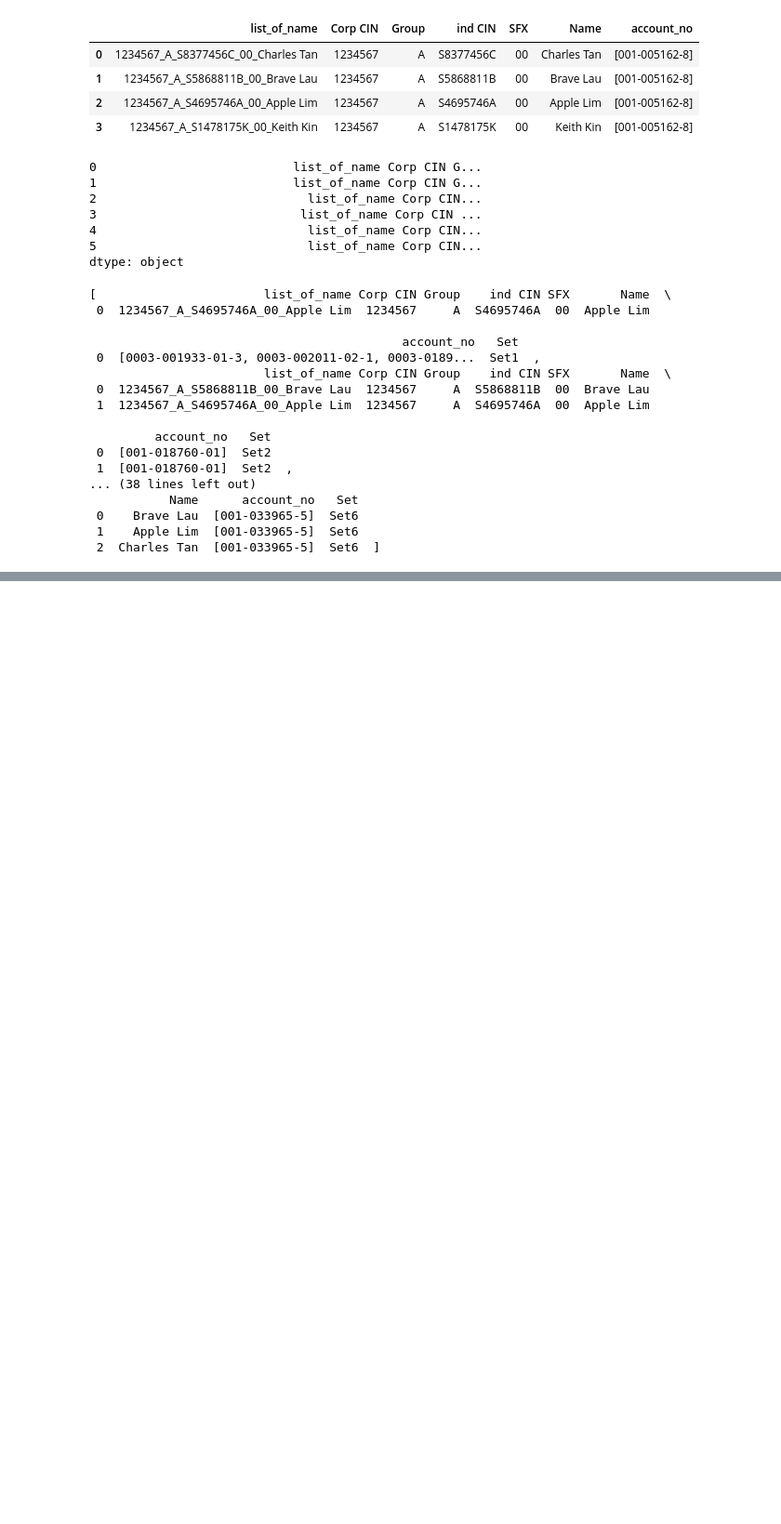
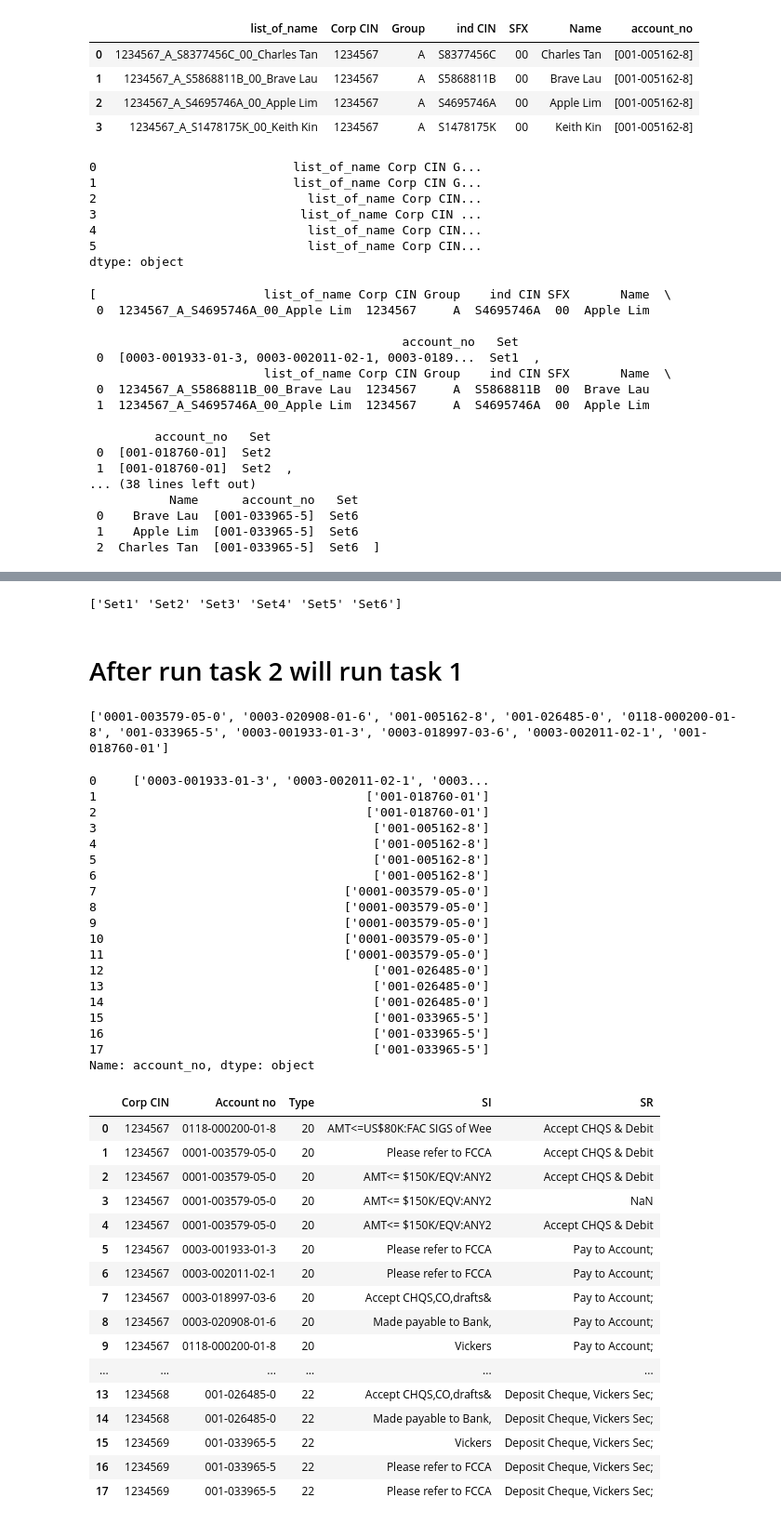
Before and after one commit to cjy93/crytography_cybersecurity_ML, a Jupyter notebook: Task1_2_CrytographyAndML_GroupToCommonDataFrames.ipynb, the cells around one changed output, grey strips where cells are left out. Shown: that part at 93% size. Cells and saved outputs as stored; diff of their text form; code cells hidden in the pictures; blank space fills up the shorter version.

```diff
--- a/Task1_2_CrytographyAndML_GroupToCommonDataFrames.ipynb
+++ b/Task1_2_CrytographyAndML_GroupToCommonDataFrames.ipynb
@@ -364,0 +393,79 @@ q
+# %%
+'''
+Save the table as well as the count of each "Group" in separate sheets in the same xlsx file
+'''
+filename = 'task1n2_PL_R2_v2.xlsx'
+writer = pd.ExcelWriter(filename)
+
+# write to csv the output
+q1.to_excel(writer,sheet_name = "Task2_Table")
+
+# new column ; add a column of Groups as shown in tha sample
+uniquesets = q1.Set.unique()
+print(uniquesets)
+q2 = q1.groupby(['Set','Group']).size()
+q2.to_excel(writer,sheet_name = 'Groups')
+writer.save()
+# %% [output]
+['Set1' 'Set2' 'Set3' 'Set4' 'Set5' 'Set6']
+# %% [markdown]
+# After run task 2 will run task 1
+# %%
+import pandas as pd
+import itertools
+# take only the account numbers left from task 2 to do task 1. Account number is the common key between both the datasets
+# SIG and ACC
+listOfAccNumLeft = q.account_no.tolist()
+listLeft = list(set(list(itertools.chain(*listOfAccNumLeft))))
+print(listLeft)
+# %% [output]
+['0001-003579-05-0', '0003-020908-01-6', '001-005162-8', '001-026485-0', '0118-000200-01-8', '001-033965-5', '0003-001933-01-3', '0003-018997-03-6', '0003-002011-02-1', '001-018760-01']
+# %%
+# call out the df we need to use
+dfADA = pd.read_excel(fn, sheetname = "ACC", converters = {'SI':str,'Corp CIN':str})
+dfTask2 =  pd.read_excel('task1n2_PL_R2_v2.xlsx',sheetname = "Task2_Table",converters = {'SI':str})
+
+#type(dfTask2.account_no[0])
+# dfADA['Account no'] = dfADA['Account no'].str.strip()
+dfADA = dfADA[dfADA['Account no'].isin(listLeft)]
+print(dfTask2['account_no'])
+
+dfADA['SI'] = dfADA['SI'].astype(str)
+dfADA
+# %% [output]
+0     ['0003-001933-01-3', '0003-002011-02-1', '0003...
+1                                     ['001-018760-01']
+2                                     ['001-018760-01']
+3                                      ['001-005162-8']
+4                                      ['001-005162-8']
+5                                      ['001-005162-8']
+6                                      ['001-005162-8']
+7                                  ['0001-003579-05-0']
+8                                  ['0001-003579-05-0']
+9                                  ['0001-003579-05-0']
+10                                 ['0001-003579-05-0']
+11                                 ['0001-003579-05-0']
+12                                     ['001-026485-0']
+13                                     ['001-026485-0']
+14                                     ['001-026485-0']
+15                                     ['001-033965-5']
+16                                     ['001-033965-5']
+17                                     ['001-033965-5']
+Name: account_no, dtype: object
+|  | Corp CIN | Account no | Type | SI | SR |
+| 0 | 1234567 | 0118-000200-01-8 | 20 | AMT<=US$80K:FAC SIGS of Wee | Accept CHQS & Debit |
+| 1 | 1234567 | 0001-003579-05-0 | 20 | Please refer to FCCA | Accept CHQS & Debit |
+| 2 | 1234567 | 0001-003579-05-0 | 20 | AMT<= $150K/EQV:ANY2 | Accept CHQS & Debit |
+| 3 | 1234567 | 0001-003579-05-0 | 20 | AMT<= $150K/EQV:ANY2 | NaN |
+| 4 | 1234567 | 0001-003579-05-0 | 20 | AMT<= $150K/EQV:ANY2 | Accept CHQS & Debit |
+| 5 | 1234567 | 0003-001933-01-3 | 20 | Please refer to FCCA | Pay to Account; |
+| 6 | 1234567 | 0003-002011-02-1 | 20 | Please refer to FCCA | Pay to Account; |
+| 7 | 1234567 | 0003-018997-03-6 | 20 | Accept CHQS,CO,drafts& | Pay to Account; |
+| 8 | 1234567 | 0003-020908-01-6 | 20 | Made payable to Bank, | Pay to Account; |
+| 9 | 1234567 | 0118-000200-01-8 | 20 | Vickers | Pay to Account; |
+| ... | ... | ... | ... | ... | ... |
+| 13 | 1234568 | 001-026485-0 | 22 | Accept CHQS,CO,drafts& | Deposit Cheque, Vickers Sec; |
+| 14 | 1234568 | 001-026485-0 | 22 | Made payable to Bank, | Deposit Cheque, Vickers Sec; |
+| 15 | 1234569 | 001-033965-5 | 22 | Vickers | Deposit Cheque, Vickers Sec; |
+| 16 | 1234569 | 001-033965-5 | 22 | Please refer to FCCA | Deposit Cheque, Vickers Sec; |
+| 17 | 1234569 | 001-033965-5 | 22 | Please refer to FCCA | Deposit Cheque, Vickers Sec; |
```
Also changed, not shown: parts of 23 cells of this notebook, 1 other file.
